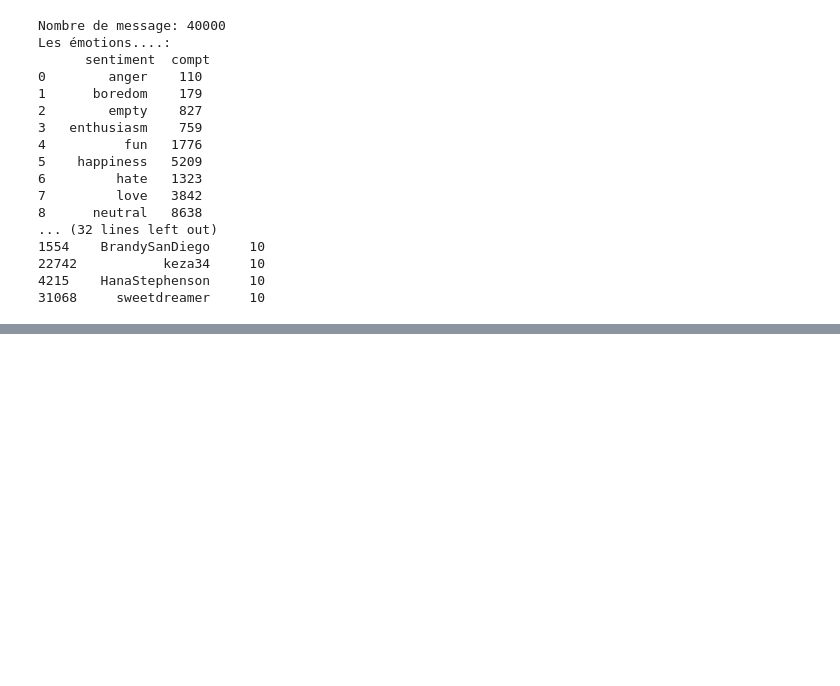
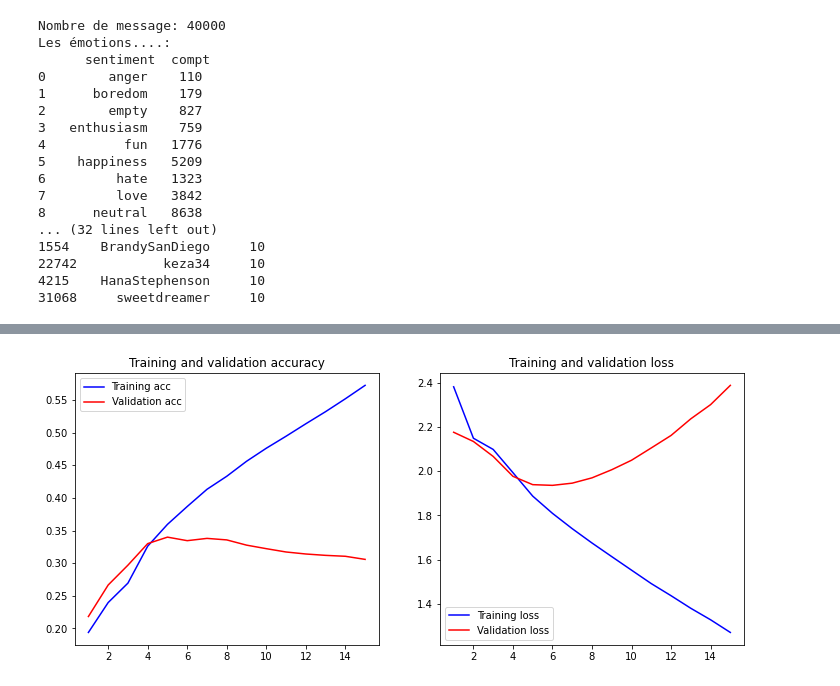
Before and after one commit to jpphi/brief16_reseau_neurones, a Jupyter notebook: rneurones_word_embeding.ipynb, the cells around one changed output, grey strips where cells are left out. Saved outputs shown, nothing was run; the diff lists cells and outputs as text; code cells hidden in the pictures; blank space fills up the shorter version.

```diff
--- a/rneurones_word_embeding.ipynb
+++ b/rneurones_word_embeding.ipynb
@@ -210,0 +224,6 @@ NameError: name 'Embedding' is not defined
+# %%
+
+maxlen= max(data_emo2.content.apply(str.split).apply(len)) # 100
+
+X_train_ps = pad_sequences(X_train_token, padding='post', maxlen=maxlen)
+X_test_ps = pad_sequences(X_test_token, padding='post', maxlen=maxlen)
@@ -210,0 +234,17 @@ NameError: name 'Embedding' is not defined
+# %%
+
+embedding_dim = 50
+
+model = Sequential()
+model.add(layers.Embedding(input_dim=vocab_size,
+                           output_dim=embedding_dim,
+                           input_length=maxlen))
+model.add(layers.GlobalMaxPool1D())
+model.add(layers.Dense(10, activation='relu'))
+model.add(layers.Dropout(0.1))
+model.add(layers.Dense(100, activation='relu'))
+model.add(layers.Dense(13, activation='softmax'))
+model.compile(optimizer='adam',
+              loss='sparse_categorical_crossentropy',
+              metrics=['accuracy'])
+model.summary()
@@ -210,0 +272,15 @@ NameError: name 'Embedding' is not defined
+# %%
+
+encoder = LabelEncoder()
+y_train = encoder.fit_transform(y_train)
+y_test = encoder.fit_transform(y_test)
+# %%
+history = model.fit(X_train_ps, y_train,
+                    epochs=15,
+                    verbose= True,
+                    validation_data=(X_test_ps, y_test),
+                    batch_size=500)
+loss, accuracy = model.evaluate(X_train_ps, y_train, verbose=False)
+print("Training Accuracy: {:.4f}".format(accuracy))
+loss, accuracy = model.evaluate(X_test_ps, y_test, verbose=False)
+print("Testing Accuracy:  {:.4f}".format(accuracy))
@@ -210,0 +561,4 @@ NameError: name 'Embedding' is not defined
+# %%
+plot_history(history)
+# %% [output]
+[figure, added]
```
Also changed, not shown: parts of 51 cells of this notebook, 3 other files.
